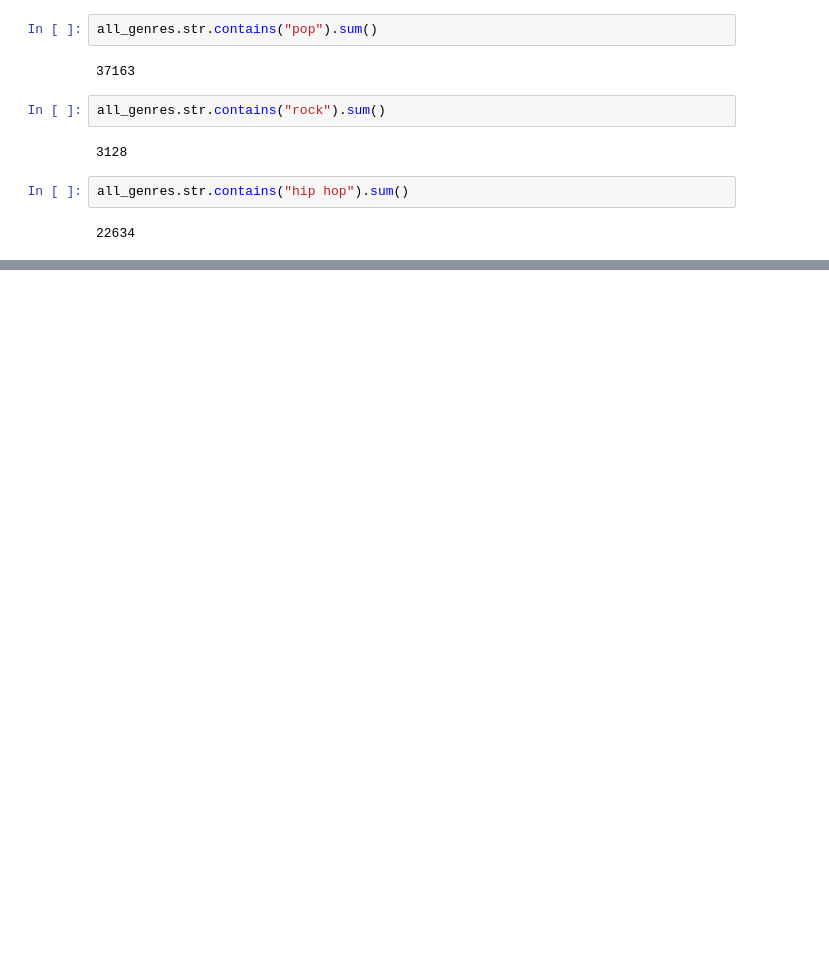
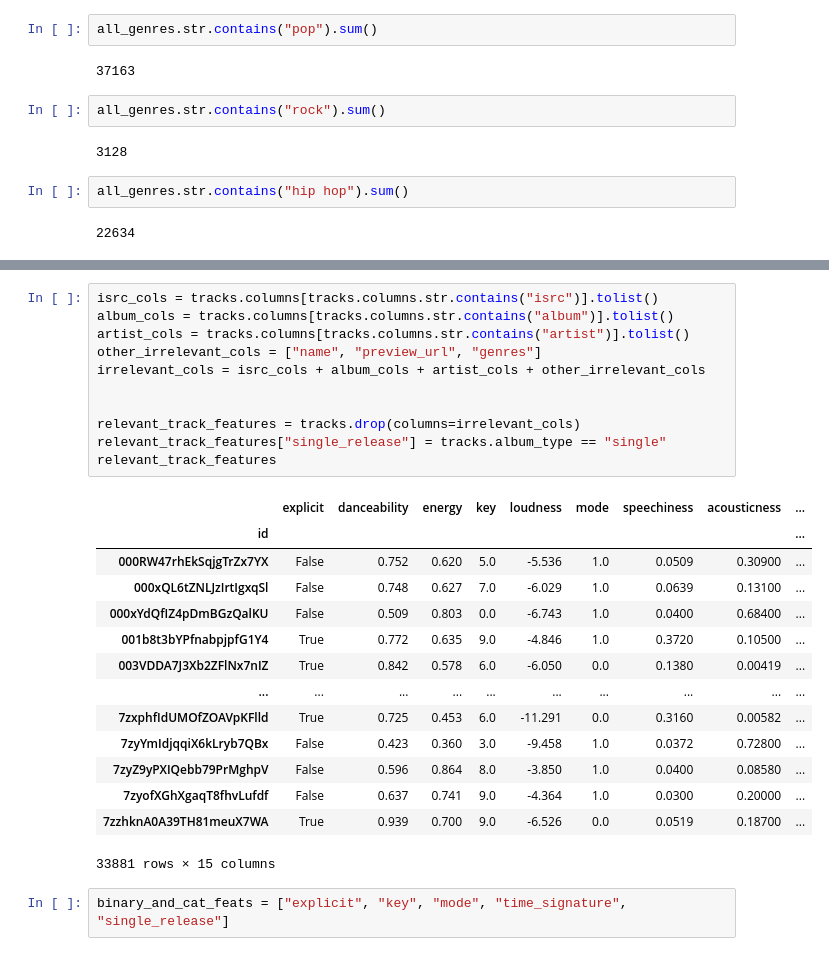
Before and after one commit to Sejmou/exploring-spotify-charts, a Jupyter notebook: data_modeling/model.ipynb, the cells around one changed output, grey strips where cells are left out. Cells and saved outputs as stored; diff of their text form; blank space fills up the shorter version.

```diff
--- a/data_modeling/model.ipynb
+++ b/data_modeling/model.ipynb
@@ -261,0 +400,28 @@ playlist_links
+# %%
+isrc_cols = tracks.columns[tracks.columns.str.contains("isrc")].tolist()
+album_cols = tracks.columns[tracks.columns.str.contains("album")].tolist()
+artist_cols = tracks.columns[tracks.columns.str.contains("artist")].tolist()
+other_irrelevant_cols = ["name", "preview_url", "genres"]
+irrelevant_cols = isrc_cols + album_cols + artist_cols + other_irrelevant_cols
+
+
+relevant_track_features = tracks.drop(columns=irrelevant_cols)
+relevant_track_features["single_release"] = tracks.album_type == "single"
+relevant_track_features
+# %% [output]
+|  | explicit | danceability | energy | key | loudness | mode | speechiness | acousticness | ... |
+| id |  |  |  |  |  |  |  |  | ... |
+| 000RW47rhEkSqjgTrZx7YX | False | 0.752 | 0.620 | 5.0 | -5.536 | 1.0 | 0.0509 | 0.30900 | ... |
+| 000xQL6tZNLJzIrtIgxqSl | False | 0.748 | 0.627 | 7.0 | -6.029 | 1.0 | 0.0639 | 0.13100 | ... |
+| 000xYdQfIZ4pDmBGzQalKU | False | 0.509 | 0.803 | 0.0 | -6.743 | 1.0 | 0.0400 | 0.68400 | ... |
+| 001b8t3bYPfnabpjpfG1Y4 | True | 0.772 | 0.635 | 9.0 | -4.846 | 1.0 | 0.3720 | 0.10500 | ... |
+| 003VDDA7J3Xb2ZFlNx7nIZ | True | 0.842 | 0.578 | 6.0 | -6.050 | 0.0 | 0.1380 | 0.00419 | ... |
+| ... | ... | ... | ... | ... | ... | ... | ... | ... | ... |
+| 7zxphfIdUMOfZOAVpKFlld | True | 0.725 | 0.453 | 6.0 | -11.291 | 0.0 | 0.3160 | 0.00582 | ... |
+| 7zyYmIdjqqiX6kLryb7QBx | False | 0.423 | 0.360 | 3.0 | -9.458 | 1.0 | 0.0372 | 0.72800 | ... |
+| 7zyZ9yPXIQebb79PrMghpV | False | 0.596 | 0.864 | 8.0 | -3.850 | 1.0 | 0.0400 | 0.08580 | ... |
+| 7zyofXGhXgaqT8fhvLufdf | False | 0.637 | 0.741 | 9.0 | -4.364 | 1.0 | 0.0300 | 0.20000 | ... |
+| 7zzhknA0A39TH81meuX7WA | True | 0.939 | 0.700 | 9.0 | -6.526 | 0.0 | 0.0519 | 0.18700 | ... |
+33881 rows × 15 columns
+# %%
+binary_and_cat_feats = ["explicit", "key", "mode", "time_signature", "single_release"]
```
Also changed, not shown: parts of 44 cells of this notebook, 1 other file.
